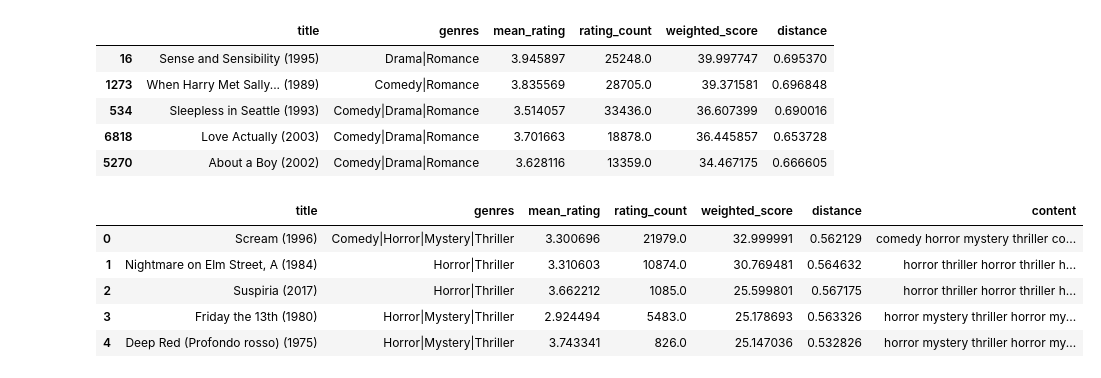
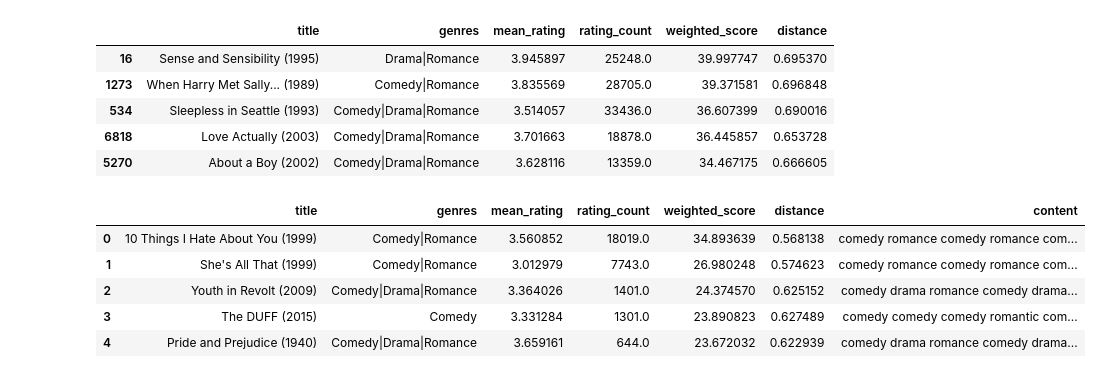
Before and after one commit to Gremlet/machine_learning_lab, a Jupyter notebook: movies.ipynb, the cells around one changed output. Drawn from its saved outputs; the diff is of its cells as text; code cells hidden in the pictures.

```diff
--- a/movies.ipynb
+++ b/movies.ipynb
@@ -252,17 +249,17 @@ recommend_movies("Bridget Jones's Diary (2001)", movies_model, X_tfidf, nn_model
 | 6818 | Love Actually (2003) | Comedy|Drama|Romance | 3.701663 | 18878.0 | 36.445857 | 0.653728 |
 | 5270 | About a Boy (2002) | Comedy|Drama|Romance | 3.628116 | 13359.0 | 34.467175 | 0.666605 |
 # %%
-results = recommend_movies("Suspiria (1977)", movies_model, X_tfidf, nn_model)
+results = recommend_movies("Clueless", movies_model, X_tfidf, nn_model)
 
 results.merge(
     movies_model[["title", "content"]],
     on="title",
     how="left"
 )
 # %% [output]
 |  | title | genres | mean_rating | rating_count | weighted_score | distance | content |
-| 0 | Scream (1996) | Comedy|Horror|Mystery|Thriller | 3.300696 | 21979.0 | 32.999991 | 0.562129 | comedy horror mystery thriller co... |
-| 1 | Nightmare on Elm Street, A (1984) | Horror|Thriller | 3.310603 | 10874.0 | 30.769481 | 0.564632 | horror thriller horror thriller h... |
-| 2 | Suspiria (2017) | Horror|Thriller | 3.662212 | 1085.0 | 25.599801 | 0.567175 | horror thriller horror thriller h... |
-| 3 | Friday the 13th (1980) | Horror|Mystery|Thriller | 2.924494 | 5483.0 | 25.178693 | 0.563326 | horror mystery thriller horror my... |
-| 4 | Deep Red (Profondo rosso) (1975) | Horror|Mystery|Thriller | 3.743341 | 826.0 | 25.147036 | 0.532826 | horror mystery thriller horror my... |
+| 0 | 10 Things I Hate About You (1999) | Comedy|Romance | 3.560852 | 18019.0 | 34.893639 | 0.568138 | comedy romance comedy romance com... |
+| 1 | She's All That (1999) | Comedy|Romance | 3.012979 | 7743.0 | 26.980248 | 0.574623 | comedy romance comedy romance com... |
+| 2 | Youth in Revolt (2009) | Comedy|Drama|Romance | 3.364026 | 1401.0 | 24.374570 | 0.625152 | comedy drama romance comedy drama... |
+| 3 | The DUFF (2015) | Comedy | 3.331284 | 1301.0 | 23.890823 | 0.627489 | comedy comedy comedy romantic com... |
+| 4 | Pride and Prejudice (1940) | Comedy|Drama|Romance | 3.659161 | 644.0 | 23.672032 | 0.622939 | comedy drama romance comedy drama... |
```
Also changed, not shown: parts of 1 cell of this notebook, 6 other files.
